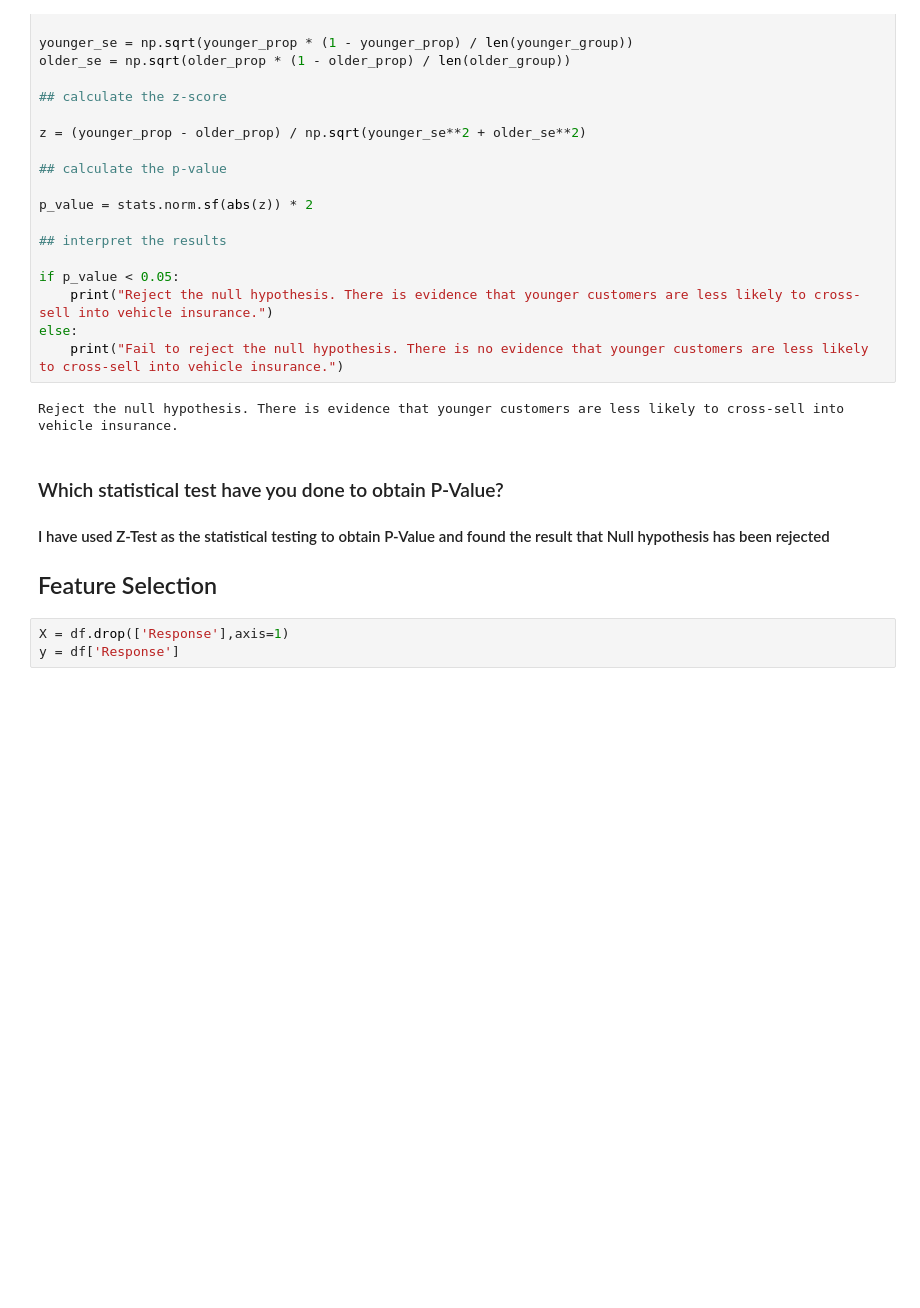
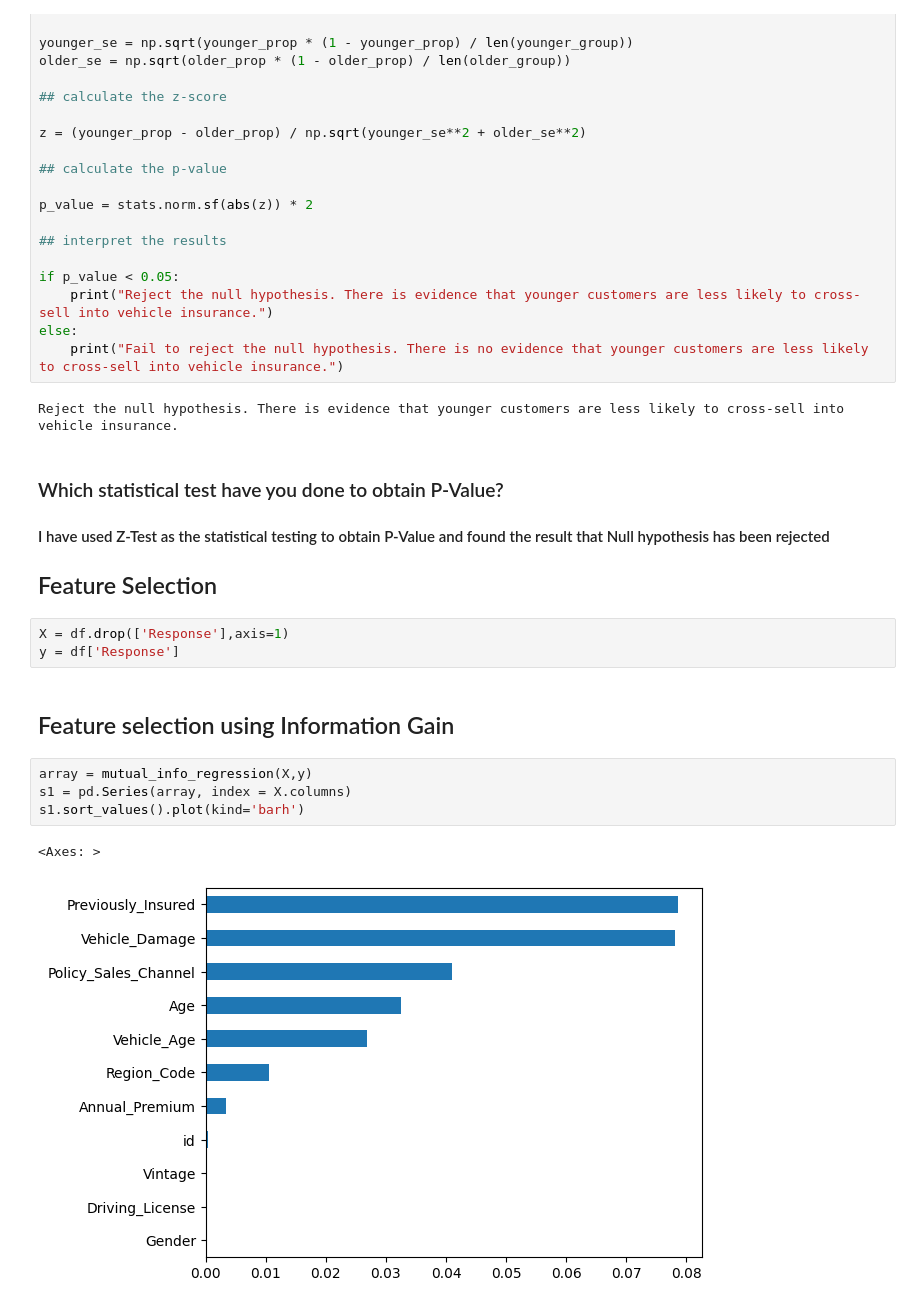
Before and after one commit to rajkumarshedage/Health-Insurance-Cross-Sell-Prediction, a Jupyter notebook: Health_Insurance_Cross_Sell_Prediction_.ipynb, the cells around one changed output. Drawn from its saved outputs; the diff is of its cells as text; blank space fills up the shorter version.

```diff
--- a/Health_Insurance_Cross_Sell_Prediction_.ipynb
+++ b/Health_Insurance_Cross_Sell_Prediction_.ipynb
@@ -1265,3 +1265,12 @@ Reject the null hypothesis. There is evidence that younger customers are less li
 # %%
 X = df.drop(['Response'],axis=1)
 y = df['Response']
+# %% [markdown]
+## Feature selection using Information Gain
+# %%
+array = mutual_info_regression(X,y)
+s1 = pd.Series(array, index = X.columns)
+s1.sort_values().plot(kind='barh')
+# %% [output]
+<Axes: >
+[figure, added]
```
Also changed, not shown: parts of 2 cells of this notebook.
